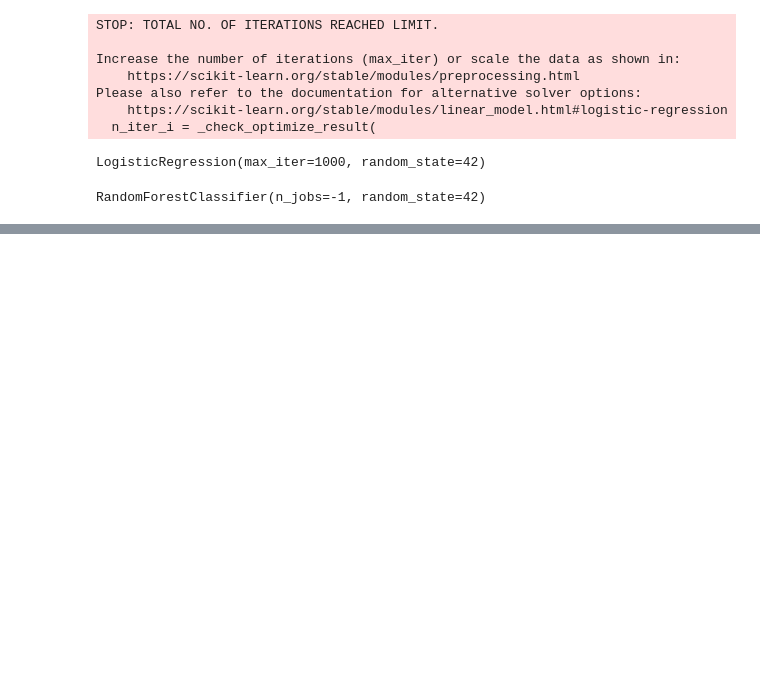
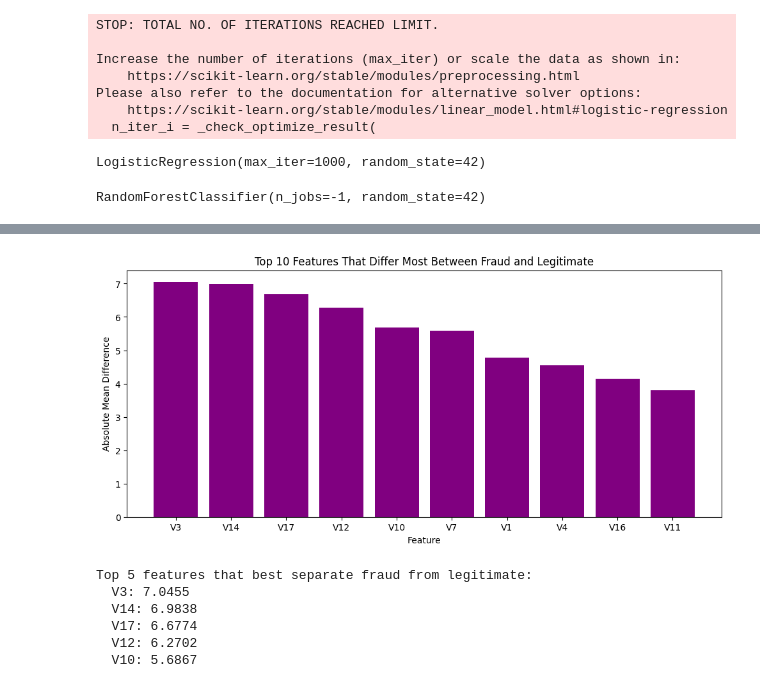
Before and after one commit to Namitha-04/Credit-Card-Fraud-detection, a Jupyter notebook: Creditcardfrauddet.ipynb, the cells around one changed output, grey strips where cells are left out. Saved outputs shown, nothing was run; the diff lists cells and outputs as text; code cells hidden in the pictures; blank space fills up the shorter version.

```diff
--- a/Creditcardfrauddet.ipynb
+++ b/Creditcardfrauddet.ipynb
@@ -301,0 +396,29 @@ weighted avg       1.00      1.00      1.00     56962
+# %%
+# Calculate mean of each feature for fraud vs legit
+feature_cols = [f'V{i}' for i in range(1, 29)]
+
+fraud_means = fraud[feature_cols].mean()
+legit_means = legit[feature_cols].mean()
+difference  = abs(fraud_means - legit_means)
+
+# Plot top 10 most different features
+top_features = difference.nlargest(10)
+
+plt.figure(figsize=(12, 5))
+plt.bar(top_features.index, top_features.values, color='purple')
+plt.xlabel('Feature')
+plt.ylabel('Absolute Mean Difference')
+plt.title('Top 10 Features That Differ Most Between Fraud and Legitimate')
+plt.show()
+
+print("\nTop 5 features that best separate fraud from legitimate:")
+for feat, val in top_features.head().items():
+    print(f"  {feat}: {val:.4f}")
+# %% [output]
+[figure, added]
+Top 5 features that best separate fraud from legitimate:
+  V3: 7.0455
+  V14: 6.9838
+  V17: 6.6774
+  V12: 6.2702
+  V10: 5.6867
```
Also changed, not shown: parts of 10 cells of this notebook.
